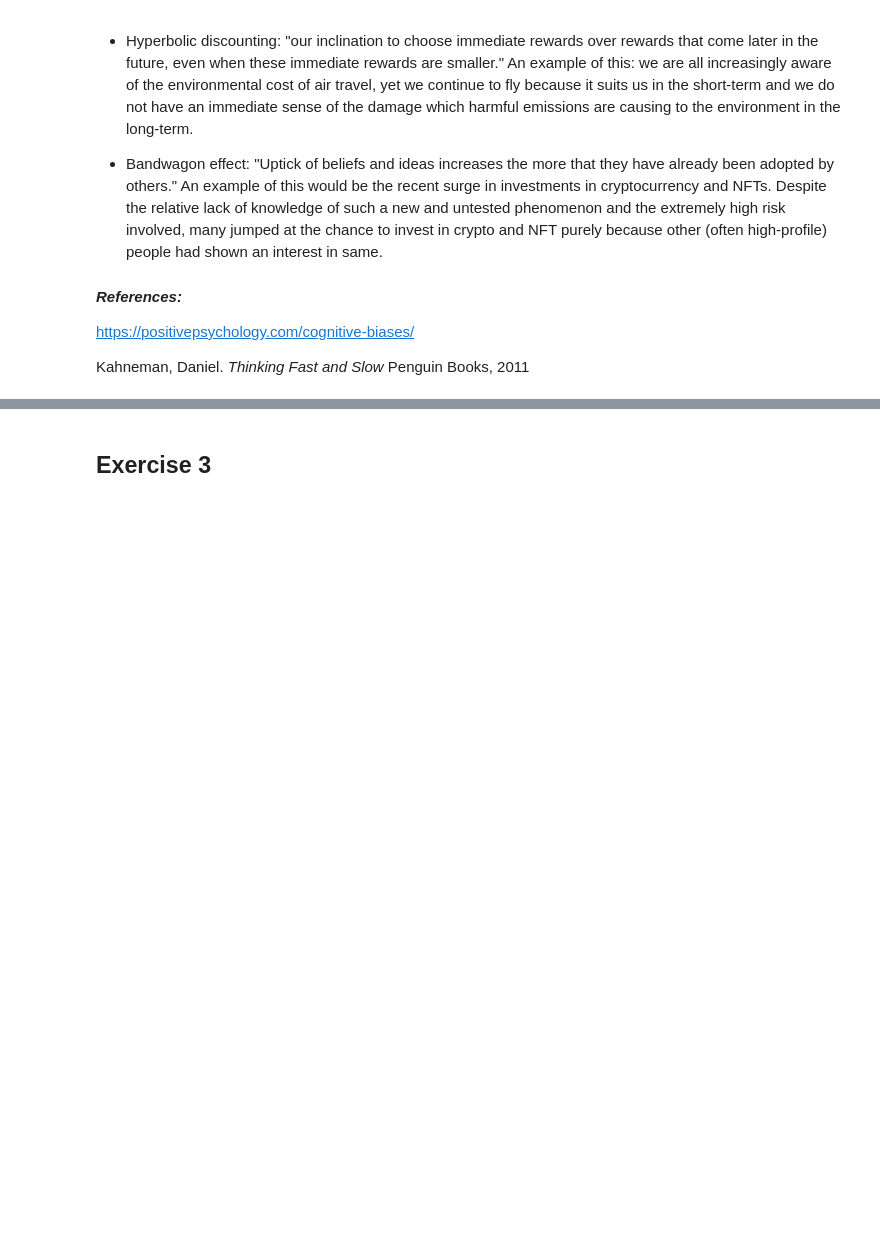
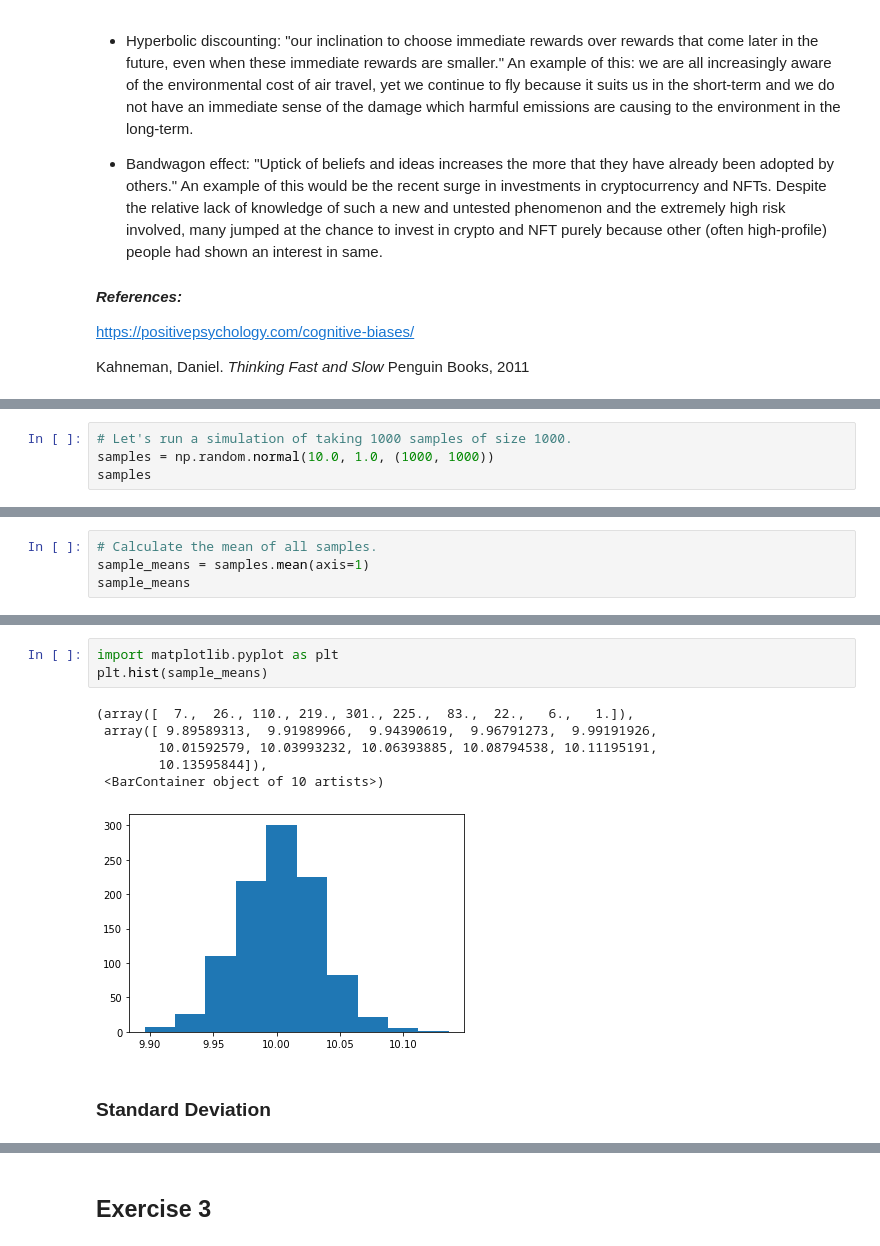
Before and after one commit to martincusack979/fundanalysis-assesment, a Jupyter notebook: Practicals/03-bias-exercises.ipynb, the cells around one changed output, grey strips where cells are left out. Saved outputs shown, nothing was run; the diff lists cells and outputs as text; blank space fills up the shorter version.

Commit message:
standard deviation

```diff
--- a/Practicals/03-bias-exercises.ipynb
+++ b/Practicals/03-bias-exercises.ipynb
@@ -22,0 +54,4 @@ Kahneman, Daniel. *Thinking Fast and Slow* Penguin Books, 2011
+# %%
+# Let's run a simulation of taking 1000 samples of size 1000.
+samples = np.random.normal(10.0, 1.0, (1000, 1000))
+samples
@@ -22,0 +77,4 @@ Kahneman, Daniel. *Thinking Fast and Slow* Penguin Books, 2011
+# %%
+# Calculate the mean of all samples.
+sample_means = samples.mean(axis=1)
+sample_means
@@ -22,0 +99,12 @@ Kahneman, Daniel. *Thinking Fast and Slow* Penguin Books, 2011
+# %%
+import matplotlib.pyplot as plt
+plt.hist(sample_means)
+# %% [output]
+(array([  7.,  26., 110., 219., 301., 225.,  83.,  22.,   6.,   1.]),
+ array([ 9.89589313,  9.91989966,  9.94390619,  9.96791273,  9.99191926,
+        10.01592579, 10.03993232, 10.06393885, 10.08794538, 10.11195191,
+        10.13595844]),
+ <BarContainer object of 10 artists>)
+[figure, added]
+# %% [markdown]
+### Standard Deviation
```
Also changed, not shown: parts of 27 cells of this notebook, 1 other file.
